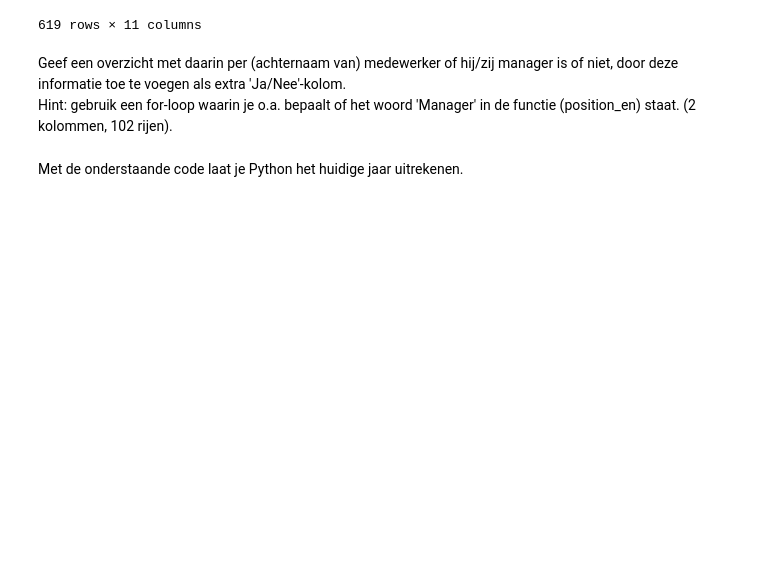
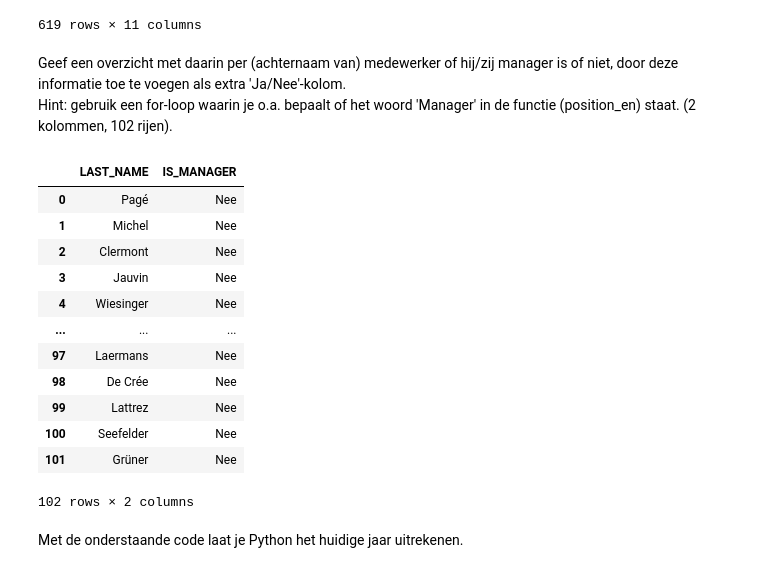
Before and after one commit to Byrott0/DEDS_Portfolio, a Jupyter notebook: wk1.1/DEDS_WC_1.2_en_1.3_Opdrachten.ipynb, the cells around one changed output. Cells and saved outputs as stored; diff of their text form; code cells hidden in the pictures; blank space fills up the shorter version.

```diff
--- a/wk1.1/DEDS_WC_1.2_en_1.3_Opdrachten.ipynb
+++ b/wk1.1/DEDS_WC_1.2_en_1.3_Opdrachten.ipynb
@@ -391,6 +450,31 @@ sf_merge
 # %% [markdown]
 Geef een overzicht met daarin per (achternaam van) medewerker of hij/zij manager is of niet, door deze informatie toe te voegen als extra 'Ja/Nee'-kolom.<br>
 Hint: gebruik een for-loop waarin je o.a. bepaalt of het woord 'Manager' in de functie (position_en) staat. (2 kolommen, 102 rijen).
+# %%
+sf_salesstaff["IS_MANAGER"] = ""
+
+for index, row in sf_salesstaff.iterrows():
+    if row["POSITION_EN"] == "Manager":
+        sf_salesstaff.at[index, "IS_MANAGER"] = "Ja"
+    else:
+        sf_salesstaff.at[index, "IS_MANAGER"] = "Nee"
+
+result = sf_salesstaff[["LAST_NAME", "IS_MANAGER"]]
+result
+# %% [output]
+|  | LAST_NAME | IS_MANAGER |
+| 0 | Pagé | Nee |
+| 1 | Michel | Nee |
+| 2 | Clermont | Nee |
+| 3 | Jauvin | Nee |
+| 4 | Wiesinger | Nee |
+| ... | ... | ... |
+| 97 | Laermans | Nee |
+| 98 | De Crée | Nee |
+| 99 | Lattrez | Nee |
+| 100 | Seefelder | Nee |
+| 101 | Grüner | Nee |
+102 rows × 2 columns
 # %% [markdown]
 Met de onderstaande code laat je Python het huidige jaar uitrekenen.
 # %%
```
Also changed, not shown: parts of 9 cells of this notebook, 5 other files.
